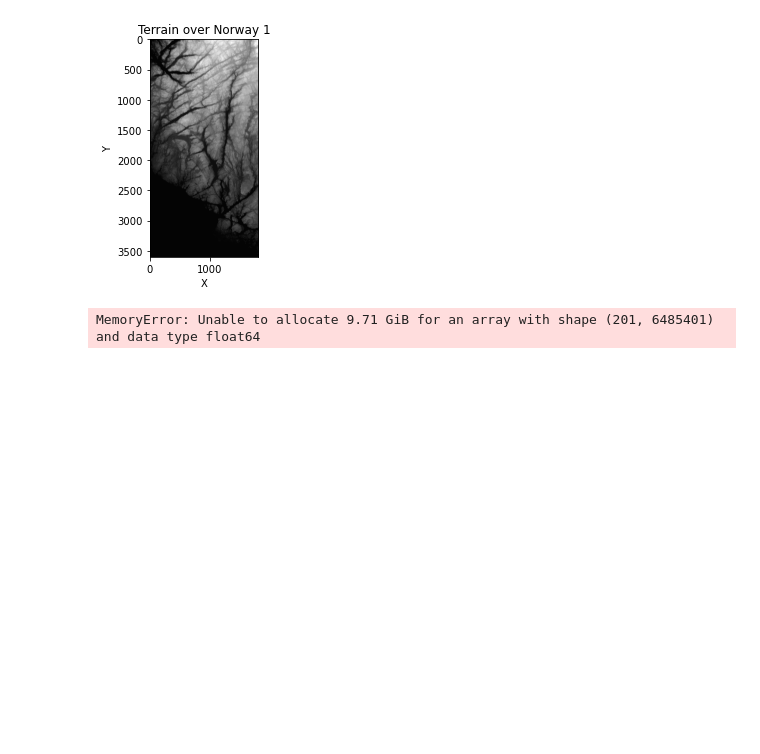
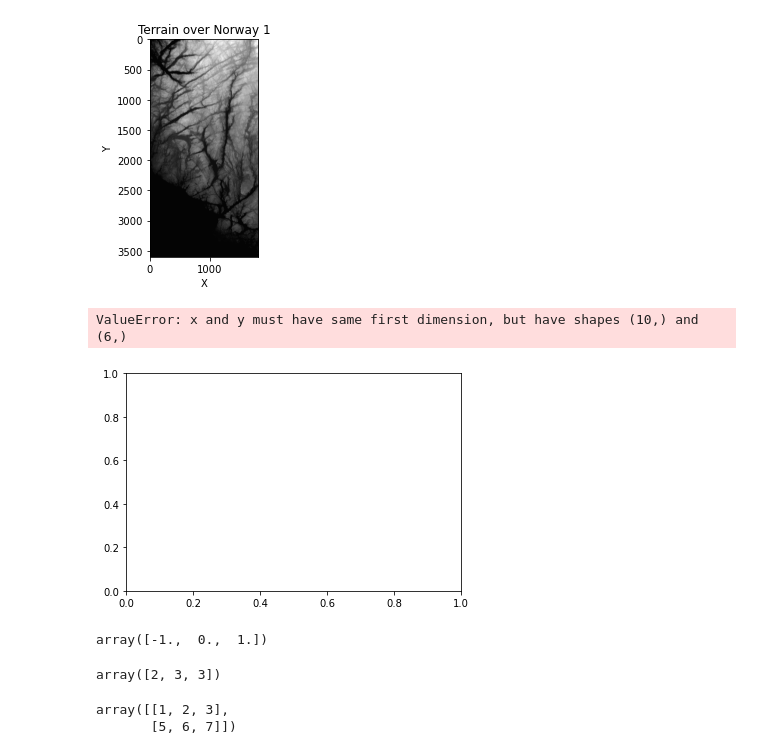
Before and after one commit to OdaLangrekken/FYS-STK4155, a Jupyter notebook: Project1/project1_code/notebooks/Terrain data.ipynb, the cells around one changed output. Drawn from its saved outputs; the diff is of its cells as text; code cells hidden in the pictures; blank space fills up the shorter version.

```diff
--- a/Project1/project1_code/notebooks/Terrain data.ipynb
+++ b/Project1/project1_code/notebooks/Terrain data.ipynb
@@ -40,22 +43,31 @@ z = terrain1.flatten()
 x = np.linspace(0, x_max, len(z))
 y = np.linspace(0, y_max, len(z))
 # %%
-X = create_design_matrix(x, y, 10)
+mses_train = []
+mses_test = []
 
-# Split data in train and test
-X_train, X_test, z_train, z_test = train_test_split(X, z, test_size = 0.2)
+for i in range(1, 7):
 
-from sklearn.preprocessing import StandardScaler
-scaler = StandardScaler()
-scaler.fit(X_train)
+    X = create_design_matrix(x, y, i)
 
-X_train_scaled = scaler.transform(X_train)
-X_test_scaled = scaler.transform(X_test)
+    # Split data in train and test
+    X_train, X_test, z_train, z_test = train_test_split(X, z, test_size = 0.2, random_state=1)
 
 
-# Train model
-lr = LinearModel(regr_type='ridge', lamb=0.6)
-lr = LinearModel()
-lr.fit(X_train_scaled, z_train)
+    scaler = StandardScaler()
+    scaler.fit(X_train)
+
+    X_train_scaled = scaler.transform(X_train)
+    X_test_scaled = scaler.transform(X_test)
+
+    # Train model
+    #lr = LinearModel(regr_type='ridge', lamb=0.6)
+    lr = LinearModel()
+    lr.fit(X_train_scaled, z_train)
+
+    # Made predictions on train and test set
+    z_pred_test = lr.predict(X_test_scaled)
+    z_pred_train = lr.predict(X_train_scaled)
+
+    mses_train.append(MSE(z_train, z_pred_train))
+    mses_test.append(MSE(z_test, z_pred_test))
-# %% [output]
-MemoryError: Unable to allocate 9.71 GiB for an array with shape (201, 6485401) and data type float64
@@ -69,0 +74,5 @@ print(MSE(z_pred_train, z_train))
+# %%
+plot_mse_per_poldegree([mses_train, mses_test], ['Train', 'Test'], pol_degree=10)
+# %% [output]
+ValueError: x and y must have same first dimension, but have shapes (10,) and (6,)
+[figure, added]
@@ -69,0 +83,16 @@ print(MSE(z_pred_train, z_train))
+# %%
+x = np.array([1, 2, 3])
+x - np.mean(x)
+# %% [output]
+array([-1.,  0.,  1.])
+# %%
+x = np.array([2, 3, 3])
+x
+# %% [output]
+array([2, 3, 3])
+# %%
+y = np.array([[1, 2, 3], [5, 6, 7]])
+y
+# %% [output]
+array([[1, 2, 3],
+       [5, 6, 7]])
```
Also changed, not shown: parts of 6 cells of this notebook, 12 other files.
